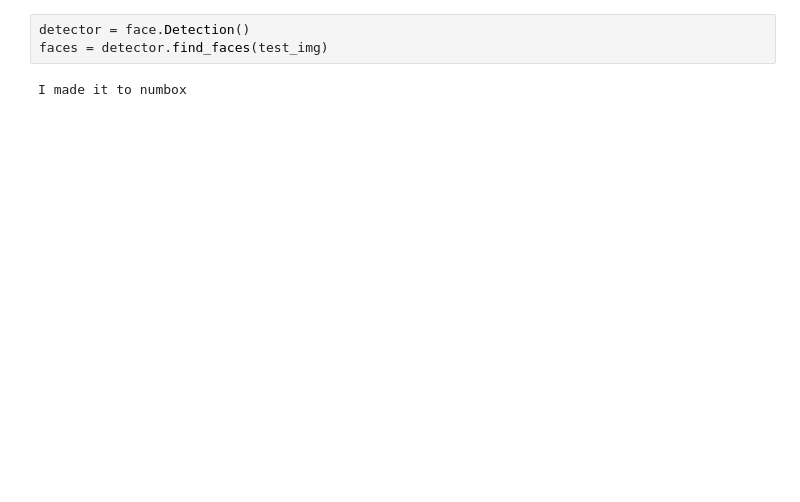
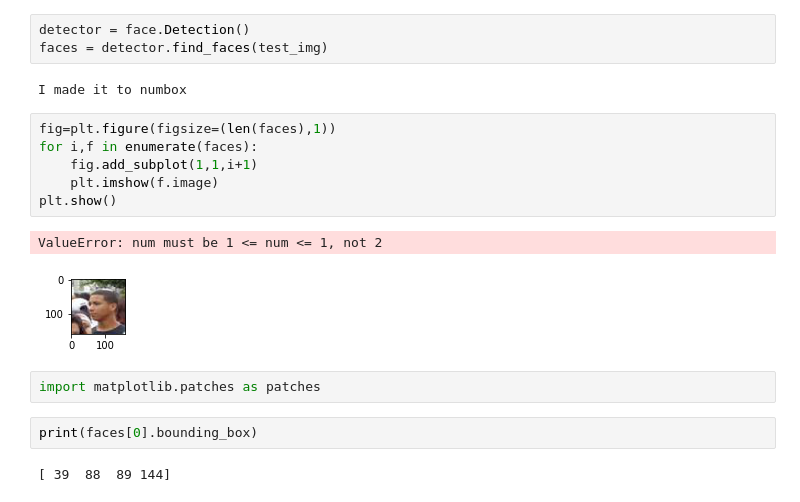
Before and after one commit to cjmcclellan/CS230DeepActor, a Jupyter notebook: notebooks/face_recognition_2.ipynb, the cells around one changed output. Drawn from its saved outputs; the diff is of its cells as text; blank space fills up the shorter version.

Commit message:
bounding boxes work

```diff
--- a/notebooks/face_recognition_2.ipynb
+++ b/notebooks/face_recognition_2.ipynb
@@ -35,3 +35,18 @@ detector = face.Detection()
 faces = detector.find_faces(test_img)
 # %% [output]
 I made it to numbox
+# %%
+fig=plt.figure(figsize=(len(faces),1))
+for i,f in enumerate(faces):
+    fig.add_subplot(1,1,i+1)
+    plt.imshow(f.image)
+plt.show()
+# %% [output]
+ValueError: num must be 1 <= num <= 1, not 2
+[figure, added]
+# %%
+import matplotlib.patches as patches
+# %%
+print(faces[0].bounding_box)
+# %% [output]
+[ 39  88  89 144]
```
Also changed, not shown: parts of 2 cells of this notebook, 1 other file.
